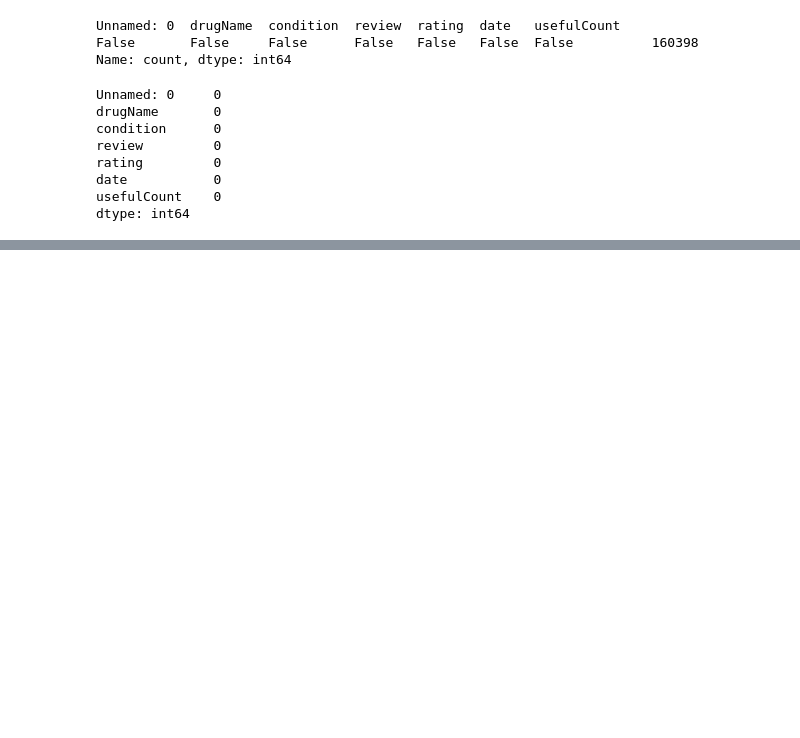
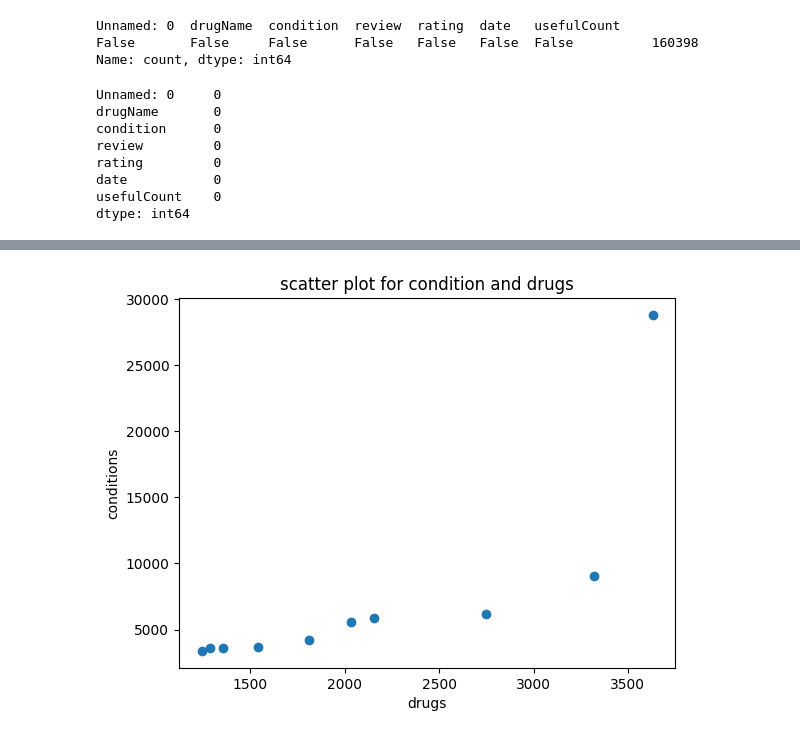
Before and after one commit to Anishmnaik/disease-prediction-and-medicine-prescription-use-drug-dataset, a Jupyter notebook: preprocessing.ipynb, the cells around one changed output, grey strips where cells are left out. Cells and saved outputs as stored; diff of their text form; code cells hidden in the pictures; blank space fills up the shorter version.

```diff
--- a/preprocessing.ipynb
+++ b/preprocessing.ipynb
@@ -110,0 +154,4 @@ plt.show()
+# %%
+b=data['condition'].value_counts()
+cond=b.head(10)
+cond
@@ -110,0 +171,8 @@ plt.show()
+# %%
+plt.scatter(drug,cond)
+plt.title('scatter plot for condition and drugs')
+plt.xlabel('drugs')
+plt.ylabel('conditions')
+plt.show()
+# %% [output]
+[figure, added]
```
Also changed, not shown: parts of 11 cells of this notebook.
